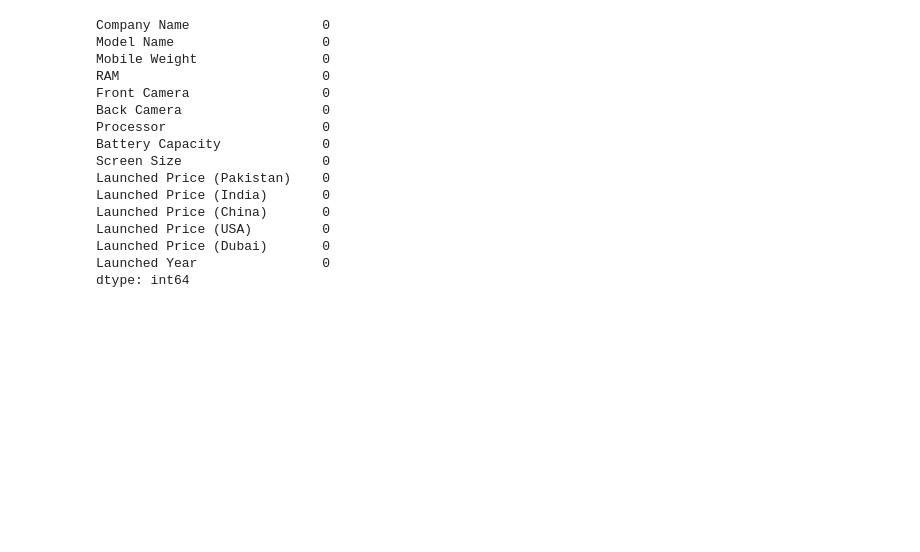
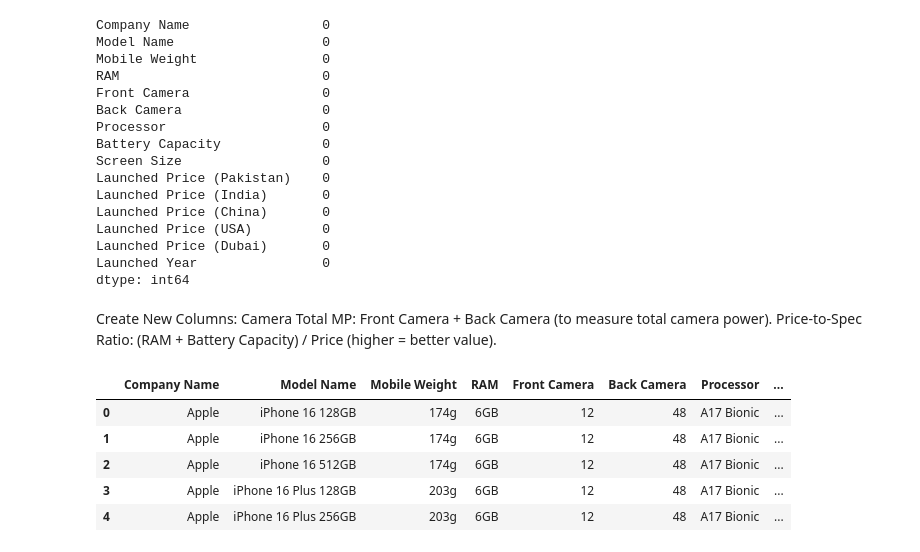
Before and after one commit to MwauraKai/pydata, a Jupyter notebook: capstone_project/smartphone_trends.ipynb, the cells around one changed output. Drawn from its saved outputs; the diff is of its cells as text; code cells hidden in the pictures; blank space fills up the shorter version.

```diff
--- a/capstone_project/smartphone_trends.ipynb
+++ b/capstone_project/smartphone_trends.ipynb
@@ -13,0 +42,6 @@ phones.head()
+# %%
+# Extract primary screen size (before the first comma or parenthesis)
+phones['Screen Size'] = phones['Screen Size'].str.split(r'[,(]').str[0].str.strip()
+
+# Verify unique values
+print(phones['Screen Size'].unique())
@@ -39,3 +93,30 @@ Launched Price (USA)         0
 Launched Price (Dubai)       0
 Launched Year                0
 dtype: int64
+# %% [markdown]
+Create New Columns:
+Camera Total MP: Front Camera + Back Camera (to measure total camera power).
+Price-to-Spec Ratio: (RAM + Battery Capacity) / Price (higher = better value).
+# %%
+# Function to extract and sum numeric values from a string
+def extract_and_sum_numbers(text):
+    numbers = pd.Series(text).str.findall(r'(\d+)').apply(lambda x: sum(map(int, x)) if x else 0)
+    return numbers
+
+# Apply the function to the camera columns
+phones['Front Camera'] = extract_and_sum_numbers(phones['Front Camera'])
+phones['Back Camera'] = extract_and_sum_numbers(phones['Back Camera'])
+
+# Calculate Camera Total MP
+phones['Camera Total MP'] = phones['Front Camera'] + phones['Back Camera']
+
+# Append "MP" to the Camera Total MP values
+phones['Camera Total MP'] = phones['Camera Total MP'].astype(str) + " MP"
+phones.head()
+# %% [output]
+|  | Company Name | Model Name | Mobile Weight | RAM | Front Camera | Back Camera | Processor | ... |
+| 0 | Apple | iPhone 16 128GB | 174g | 6GB | 12 | 48 | A17 Bionic | ... |
+| 1 | Apple | iPhone 16 256GB | 174g | 6GB | 12 | 48 | A17 Bionic | ... |
+| 2 | Apple | iPhone 16 512GB | 174g | 6GB | 12 | 48 | A17 Bionic | ... |
+| 3 | Apple | iPhone 16 Plus 128GB | 203g | 6GB | 12 | 48 | A17 Bionic | ... |
+| 4 | Apple | iPhone 16 Plus 256GB | 203g | 6GB | 12 | 48 | A17 Bionic | ... |
```
Also changed, not shown: parts of 8 cells of this notebook, 2 other files.
